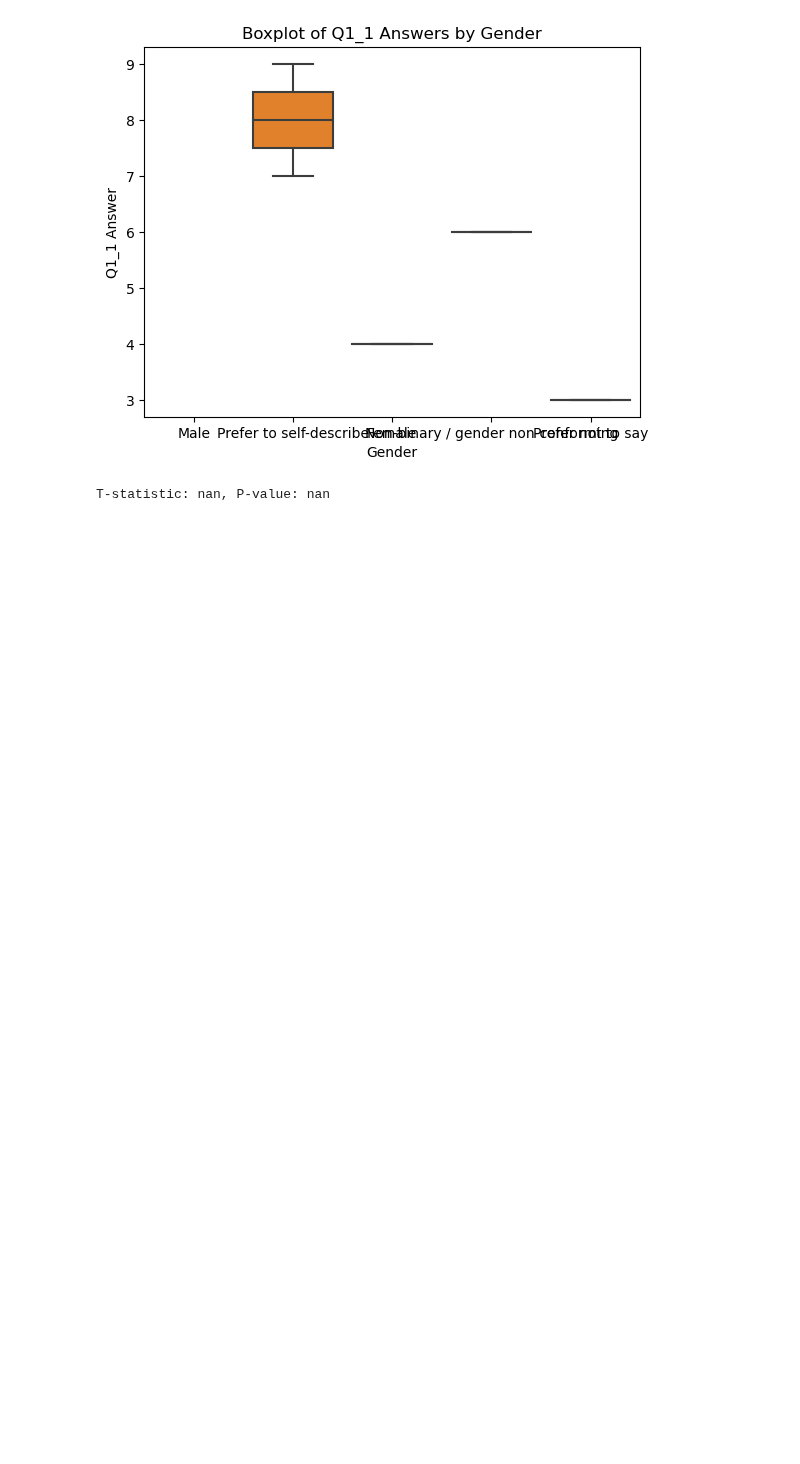
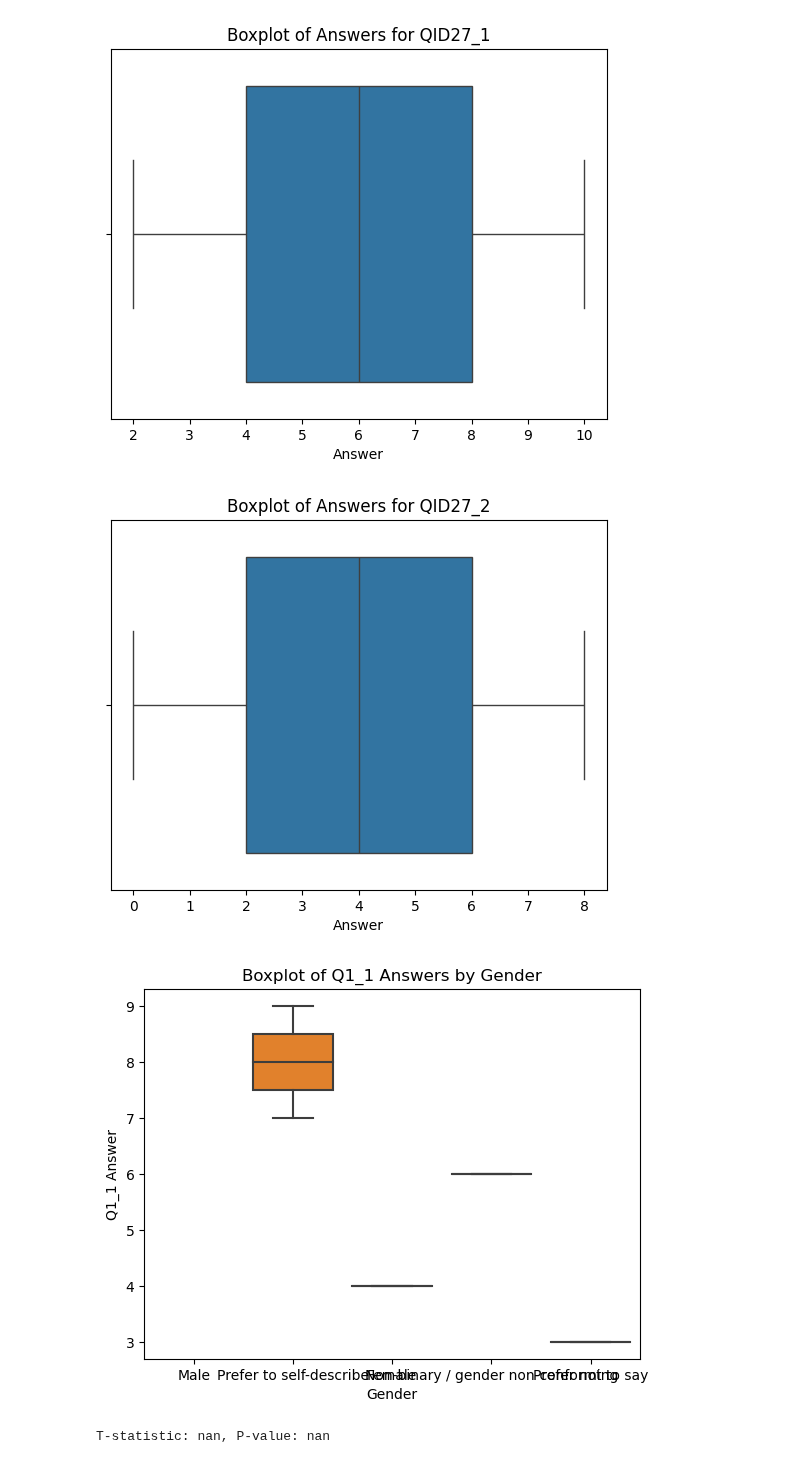
Before and after one commit to RamanEbrahimi/Research, a Jupyter notebook: Explainable AI/Survey/Survey Code.ipynb, the cells around one changed output. Cells and saved outputs as stored; diff of their text form; code cells hidden in the pictures; blank space fills up the shorter version.

```diff
--- a/Explainable AI/Survey/Survey Code.ipynb
+++ b/Explainable AI/Survey/Survey Code.ipynb
@@ -118,34 +55,0 @@ for col in q4_columns:
-# %%
-import seaborn as sns
-
-# Plot boxplot for Q1 questions
-for col in q1_columns:
-    plt.figure()
-    sns.boxplot(x=df_filtered[col].dropna())  # Plot only non-null numeric values
-    plt.title(f'Boxplot of Answers for {col}')
-    plt.xlabel('Answer')
-    plt.show()
-
-# Plot boxplot for Q2 questions
-for col in q2_columns:
-    plt.figure()
-    sns.boxplot(x=df_filtered[col].dropna())  # Plot only non-null numeric values
-    plt.title(f'Boxplot of Answers for {col}')
-    plt.xlabel('Answer')
-    plt.show()
-
-# Plot boxplot for Q2 questions
-for col in q3_columns:
-    plt.figure()
-    sns.boxplot(x=df_filtered[col].dropna())  # Plot only non-null numeric values
-    plt.title(f'Boxplot of Answers for {col}')
-    plt.xlabel('Answer')
-    plt.show()
-
-# Plot boxplot for Q2 questions
-for col in q4_columns:
-    plt.figure()
-    sns.boxplot(x=df_filtered[col].dropna())  # Plot only non-null numeric values
-    plt.title(f'Boxplot of Answers for {col}')
-    plt.xlabel('Answer')
-    plt.show()
@@ -165 +56,12 @@ for col in q4_columns:
+# %%
+# Plot boxplot for Q1 questions
+for col in q_columns:
+    plt.figure()
+    sns.boxplot(x=df_filtered[col].dropna())  # Plot only non-null numeric values
+    plt.title(f'Boxplot of Answers for {col}')
+    plt.xlabel('Answer')
+    plt.show()
+# %% [output]
+[figure, added]
+[figure, added]
 # %%
```
Also changed, not shown: parts of 8 cells of this notebook, 25 other files.
